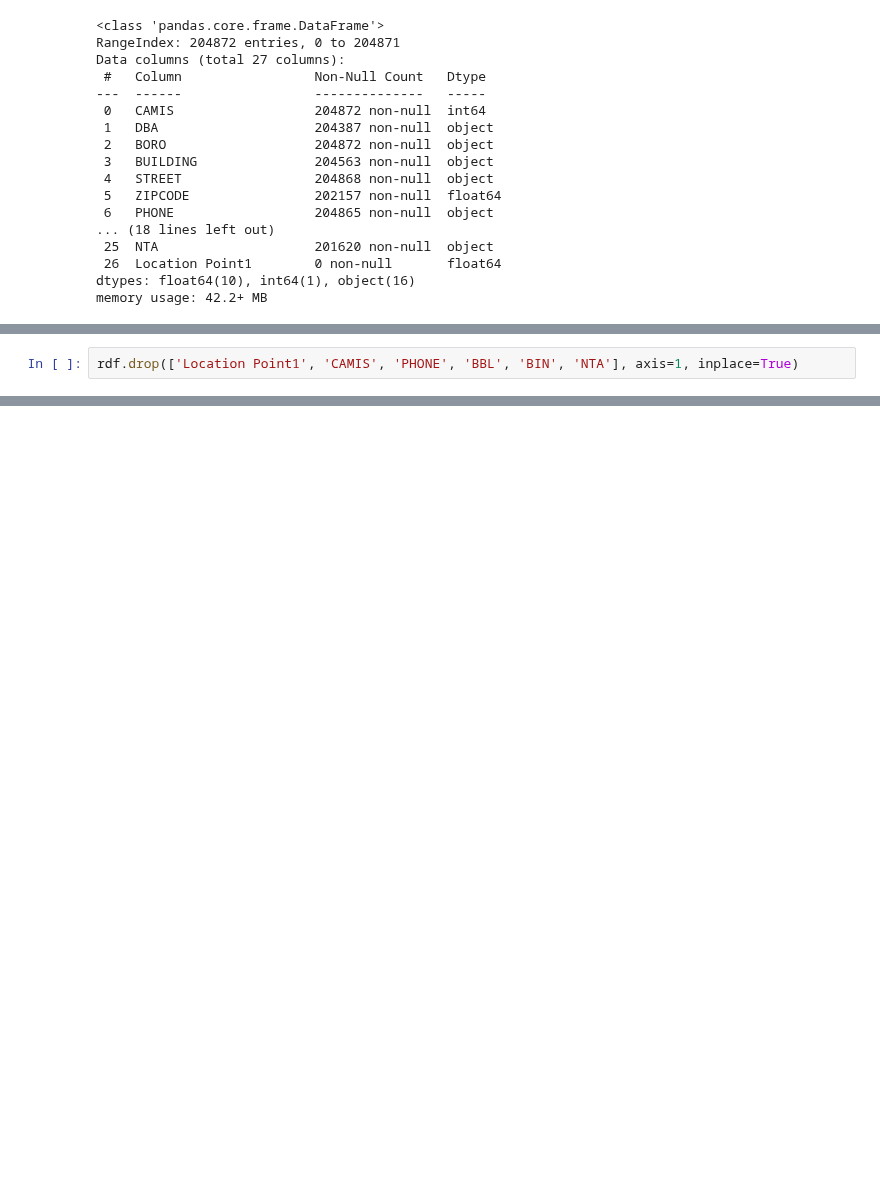
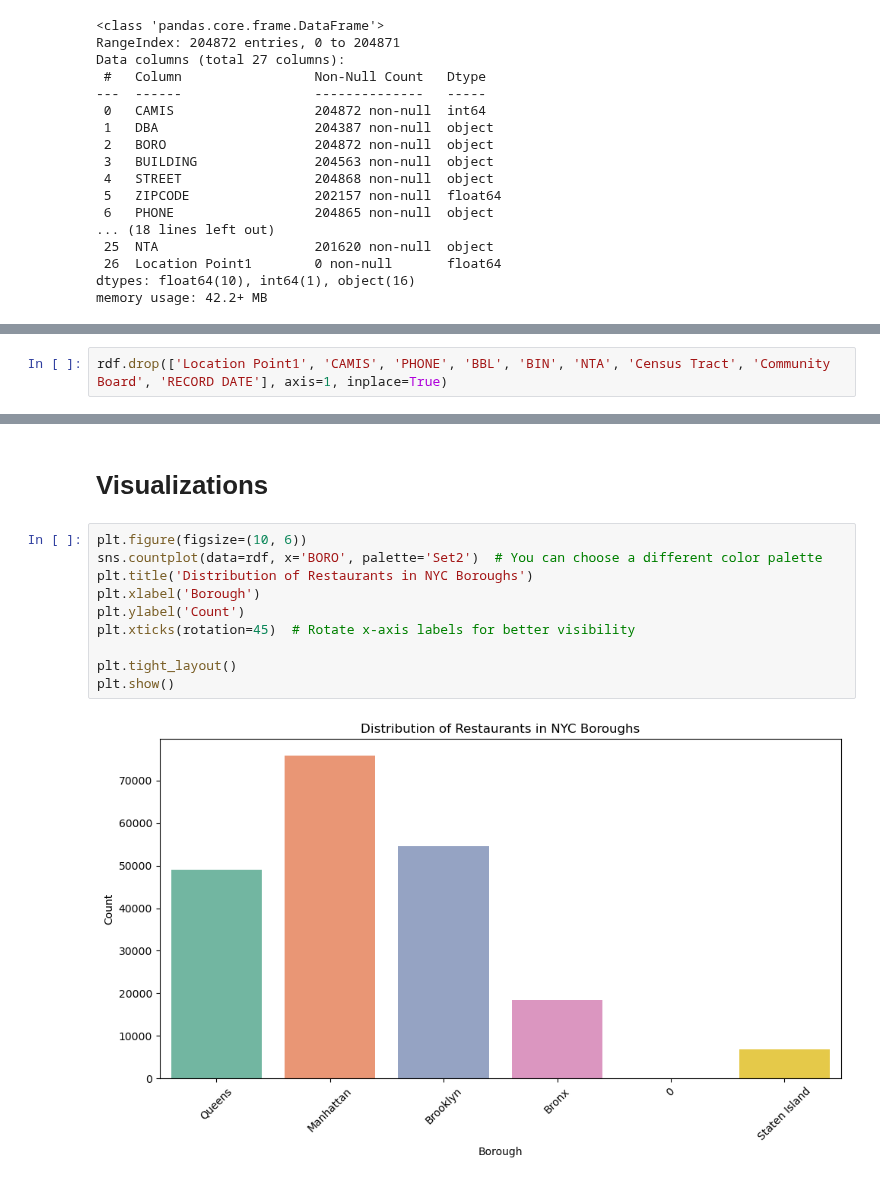
Before and after one commit to JoeBwonKenobi/NYCRestarauntInspections, a Jupyter notebook: NYC Restaurant Project .ipynb, the cells around one changed output, grey strips where cells are left out. Cells and saved outputs as stored; diff of their text form; blank space fills up the shorter version.

```diff
--- a/NYC Restaurant Project .ipynb
+++ b/NYC Restaurant Project .ipynb
@@ -92,2 +175,2 @@ memory usage: 42.2+ MB
 # %%
-rdf.drop(['Location Point1', 'CAMIS', 'PHONE', 'BBL', 'BIN', 'NTA'], axis=1, inplace=True)
+rdf.drop(['Location Point1', 'CAMIS', 'PHONE', 'BBL', 'BIN', 'NTA', 'Census Tract', 'Community Board', 'RECORD DATE'], axis=1, inplace=True)
@@ -121,0 +197,14 @@ rdf['BIN'].value_counts()
+# %% [markdown]
+# **Visualizations**
+# %%
+plt.figure(figsize=(10, 6))
+sns.countplot(data=rdf, x='BORO', palette='Set2')  # You can choose a different color palette
+plt.title('Distribution of Restaurants in NYC Boroughs')
+plt.xlabel('Borough')
+plt.ylabel('Count')
+plt.xticks(rotation=45)  # Rotate x-axis labels for better visibility
+
+plt.tight_layout()
+plt.show()
+# %% [output]
+[figure, added]
```
Also changed, not shown: parts of 15 cells of this notebook.
